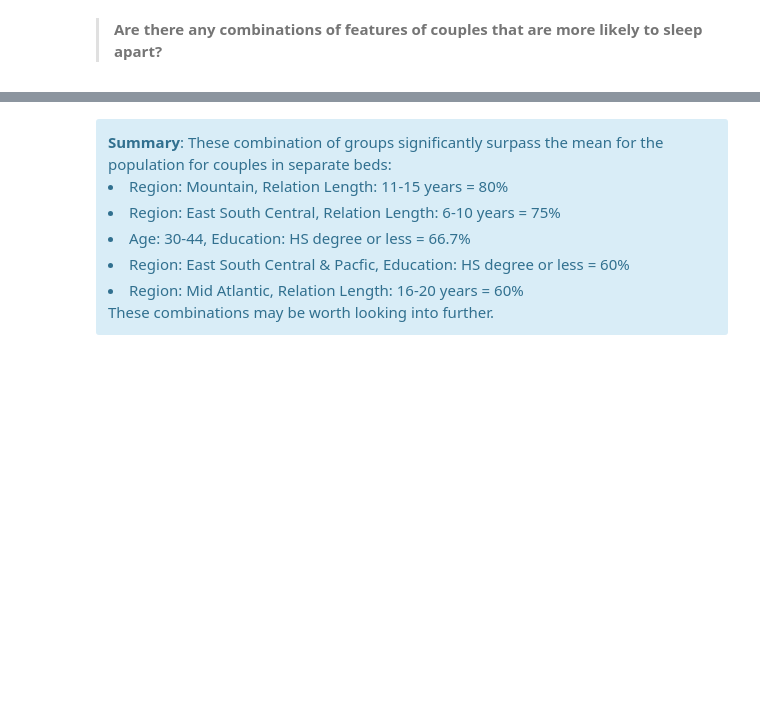
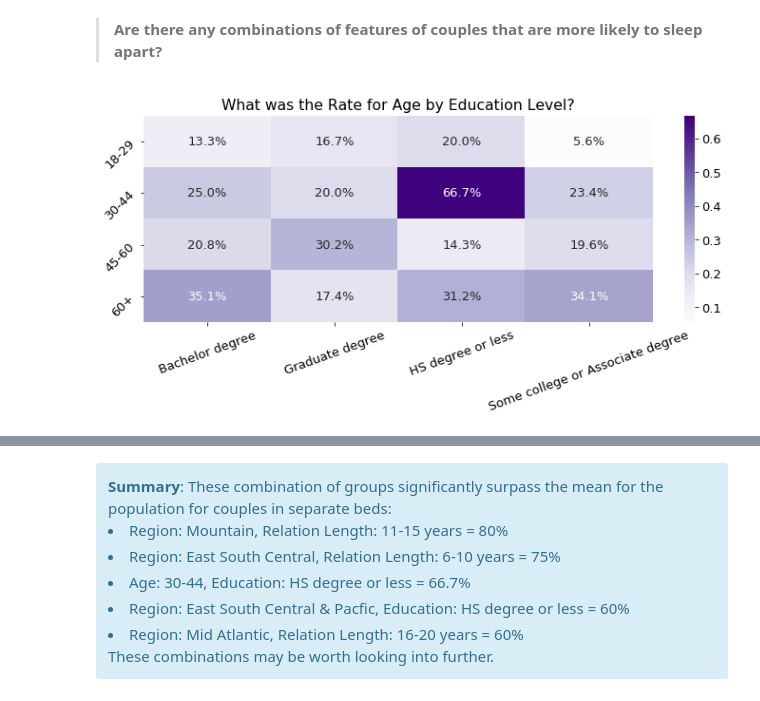
Before and after one commit to Brandon-Martinez27/couples_who_sleep_alone, a Jupyter notebook: explore.ipynb, the cells around one changed output, grey strips where cells are left out. Cells and saved outputs as stored; diff of their text form; code cells hidden in the pictures; blank space fills up the shorter version.

```diff
--- a/explore.ipynb
+++ b/explore.ipynb
@@ -319,3 +320,18 @@ We fail to reject the null hypothesis that Education Level and Sleeping Sitation
     </div>
 # %% [markdown]
 > **Are there any combinations of features of couples that are more likely to sleep apart?**
+# %%
+#train.groupby(['age', 'education']).separate_bed.mean()
+plt.rc('figure', figsize=(12, 4))
+ctab = pd.crosstab(train['age'], train.education, values=train.separate_bed, aggfunc='mean')
+sns.heatmap(ctab, annot=True, cmap='Purples', fmt='.1%')
+
+plt.title('What was the Rate for Age by Education Level?')
+plt.xticks(rotation=20)
+plt.yticks(rotation=45)
+plt.ylabel('')
+plt.xlabel('')
+
+plt.show()
+# %% [output]
+[figure, added]
```
Also changed, not shown: parts of 11 cells of this notebook, 2 other files.
